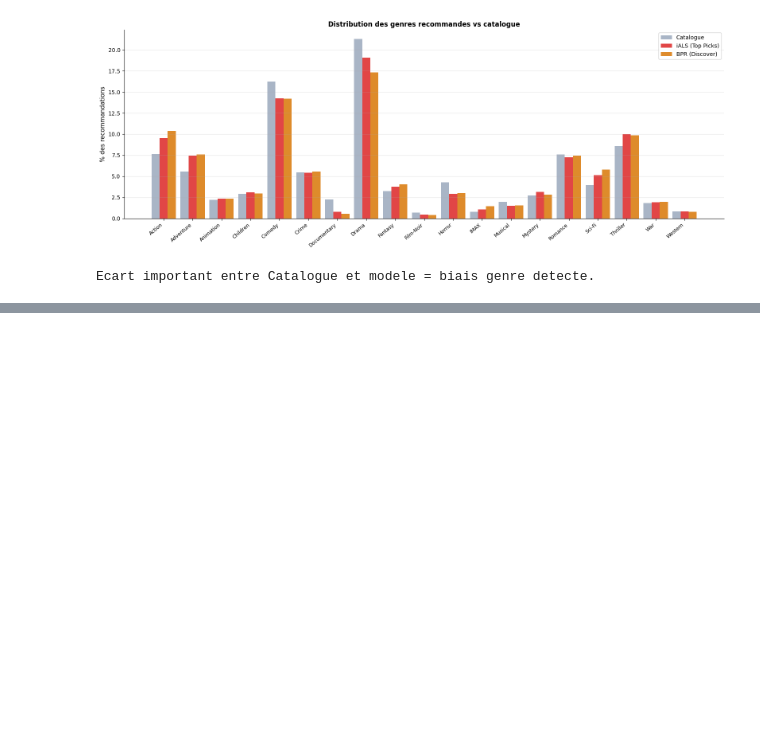
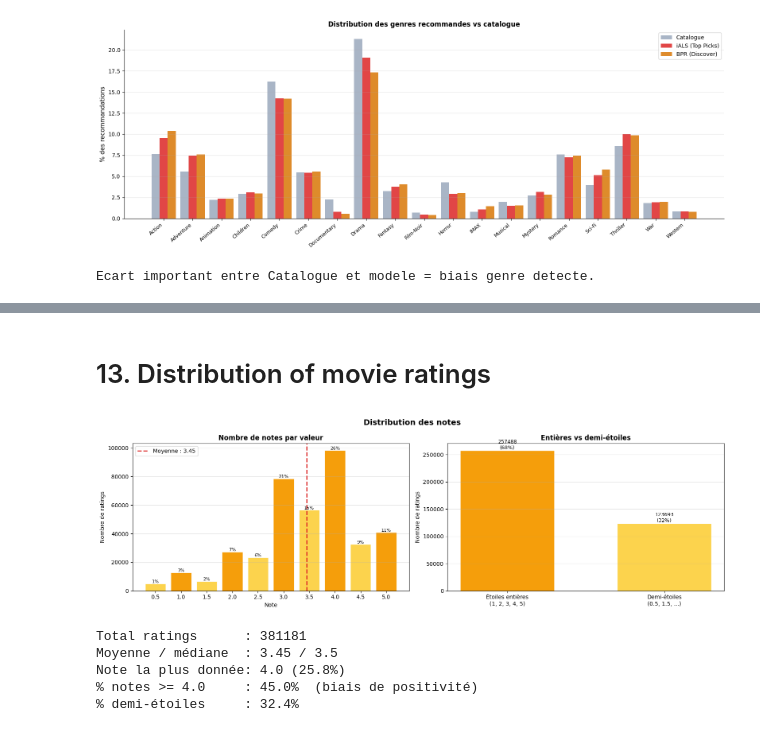
Before and after one commit to ArthurOttevaere/movix-recommender, a Jupyter notebook: analytics.ipynb, the cells around one changed output, grey strips where cells are left out. Drawn from its saved outputs; the diff is of its cells as text; code cells hidden in the pictures; blank space fills up the shorter version.

```diff
--- a/analytics.ipynb
+++ b/analytics.ipynb
@@ -571,0 +717,63 @@ Ecart important entre Catalogue et modele = biais genre detecte.
+# %% [markdown]
+# 13. Distribution of movie ratings
+# %%
+# ============================================================
+# Distribution des notes (échelle 0.5 – 5.0, demi-étoiles)
+# ============================================================
+import numpy as np
+import matplotlib.pyplot as plt
+from loaders import load_ratings
+
+df_ratings = load_ratings()
+ratings = df_ratings[C.RATING_COL]
+
+# Comptage par valeur de note
+counts = ratings.value_counts().sort_index()
+pct = counts / counts.sum() * 100
+
+fig, axes = plt.subplots(1, 2, figsize=(16, 5))
+fig.suptitle("Distribution des notes", fontsize=14, fontweight='bold')
+
+# (1) Barplot par valeur de note, étoiles entières vs demi-étoiles
+colors = ['#F59E0B' if (v * 10) % 10 == 0 else '#FCD34D' for v in counts.index]
+bars = axes[0].bar(counts.index, counts.values, width=0.4,
+                    color=colors, edgecolor='white', linewidth=0.5)
+axes[0].axvline(ratings.mean(), color='#DC2626', linestyle='--', linewidth=2,
+                label=f"Moyenne : {ratings.mean():.2f}")
+axes[0].set_title("Nombre de notes par valeur", fontweight='bold')
+axes[0].set_xlabel("Note"); axes[0].set_ylabel("Nombre de ratings")
+axes[0].set_xticks(np.arange(0.5, 5.5, 0.5))
+axes[0].legend(); axes[0].grid(alpha=0.3, axis='y')
+for x, v, p in zip(counts.index, counts.values, pct.values):
+    axes[0].text(x, v, f"{p:.0f}%", ha='center', va='bottom', fontsize=8)
+
+# (2) Étoiles entières vs demi-étoiles (biais de notation)
+is_half = (counts.index * 10) % 10 != 0
+whole_total = counts[~is_half].sum()
+half_total  = counts[is_half].sum()
+axes[1].bar(["Étoiles entières\n(1, 2, 3, 4, 5)", "Demi-étoiles\n(0.5, 1.5, ...)"],
+            [whole_total, half_total],
+            color=['#F59E0B', '#FCD34D'], edgecolor='white', width=0.6)
+axes[1].set_title("Entières vs demi-étoiles", fontweight='bold')
+axes[1].set_ylabel("Nombre de ratings")
+axes[1].grid(alpha=0.3, axis='y')
+for x, v in enumerate([whole_total, half_total]):
+    axes[1].text(x, v, f"{v}\n({v / counts.sum() * 100:.0f}%)",
+                ha='center', va='bottom', fontsize=9)
+
+plt.tight_layout()
+plt.show()
+
+# Récap chiffré
+print(f"Total ratings      : {len(ratings)}")
+print(f"Moyenne / médiane  : {ratings.mean():.2f} / {ratings.median():.1f}")
+print(f"Note la plus donnée: {counts.idxmax()} ({pct.max():.1f}%)")
+print(f"% notes >= 4.0     : {(ratings >= 4.0).mean() * 100:.1f}%  (biais de positivité)")
+print(f"% demi-étoiles     : {half_total / counts.sum() * 100:.1f}%")
+# %% [output]
+[figure, added]
+Total ratings      : 381181
+Moyenne / médiane  : 3.45 / 3.5
+Note la plus donnée: 4.0 (25.8%)
+% notes >= 4.0     : 45.0%  (biais de positivité)
+% demi-étoiles     : 32.4%
```
Also changed, not shown: parts of 5 cells of this notebook.
